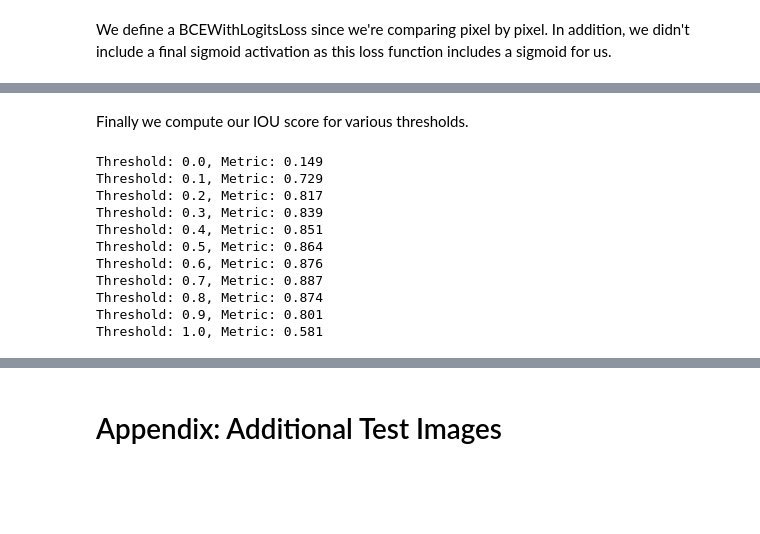
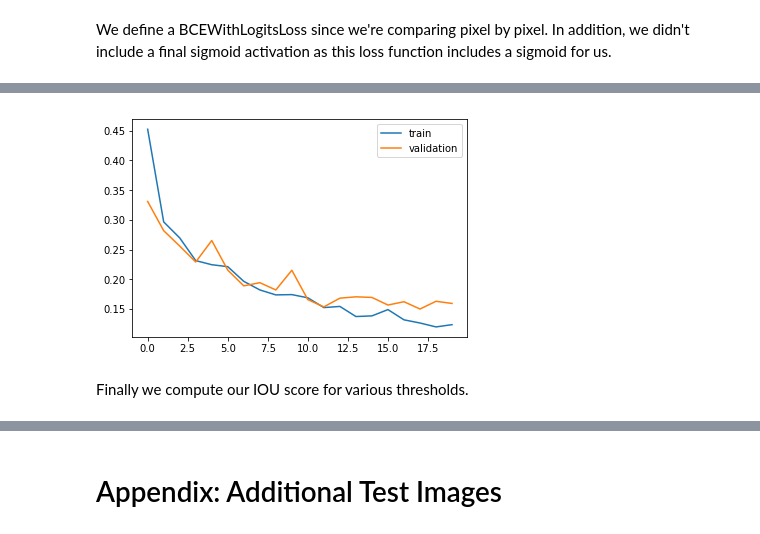
Before and after one commit to eistre91/thinkful-projects, a Jupyter notebook: TGS Salt Identification - Final Capstone.ipynb, the cells around one changed output, grey strips where cells are left out. Saved outputs shown, nothing was run; the diff lists cells and outputs as text; code cells hidden in the pictures; blank space fills up the shorter version.

```diff
--- a/TGS Salt Identification - Final Capstone.ipynb
+++ b/TGS Salt Identification - Final Capstone.ipynb
@@ -482,0 +562,2 @@ We note that around 11-13 epochs is when we start to worry about overfitting to
+# %%
+rem_model, rem_t_loss, rem_val_loss = train_model(rem_train_l, rem_val_l)
@@ -492,3 +604,7 @@ plt.legend()
+# %%
+plot_loss(rem_t_loss, rem_val_loss)
+# %% [output]
+[figure, added]
 # %% [markdown]
 Finally we compute our IOU score for various thresholds.
 # %%
@@ -504,25 +637,0 @@ for images, masks in val_loader:
-# %%
-# https://www.kaggle.com/leighplt/goto-pytorch-fix-for-v0-3
-for threshold in np.linspace(0, 1, 11):
-
-    ious = []
-    for y_pred, mask in y_pred_true_pairs:
-        prediction = (y_pred > threshold).astype(int)
-        iou = jaccard_similarity_score(mask.flatten(), prediction.flatten())
-        ious.append(iou)
-
-    accuracies = [np.mean(ious > iou_threshold)
-                 for iou_threshold in np.linspace(0.5, 0.95, 10)]
-    print('Threshold: %.1f, Metric: %.3f' % (threshold, np.mean(accuracies)))
-# %% [output]
-Threshold: 0.0, Metric: 0.149
-Threshold: 0.1, Metric: 0.729
-Threshold: 0.2, Metric: 0.817
-Threshold: 0.3, Metric: 0.839
-Threshold: 0.4, Metric: 0.851
-Threshold: 0.5, Metric: 0.864
-Threshold: 0.6, Metric: 0.876
-Threshold: 0.7, Metric: 0.887
-Threshold: 0.8, Metric: 0.874
-Threshold: 0.9, Metric: 0.801
-Threshold: 1.0, Metric: 0.581
```
Also changed, not shown: parts of 19 cells of this notebook.
